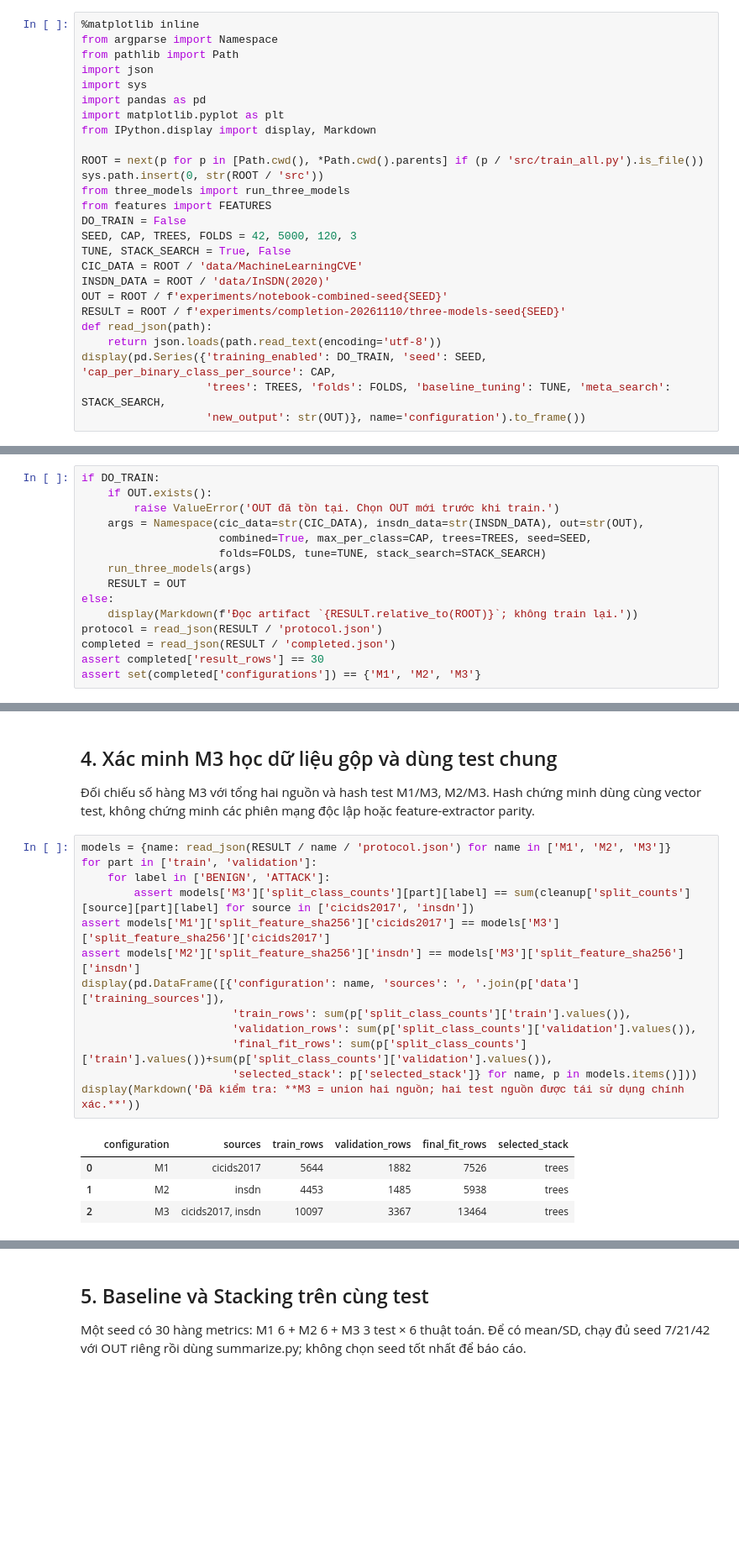
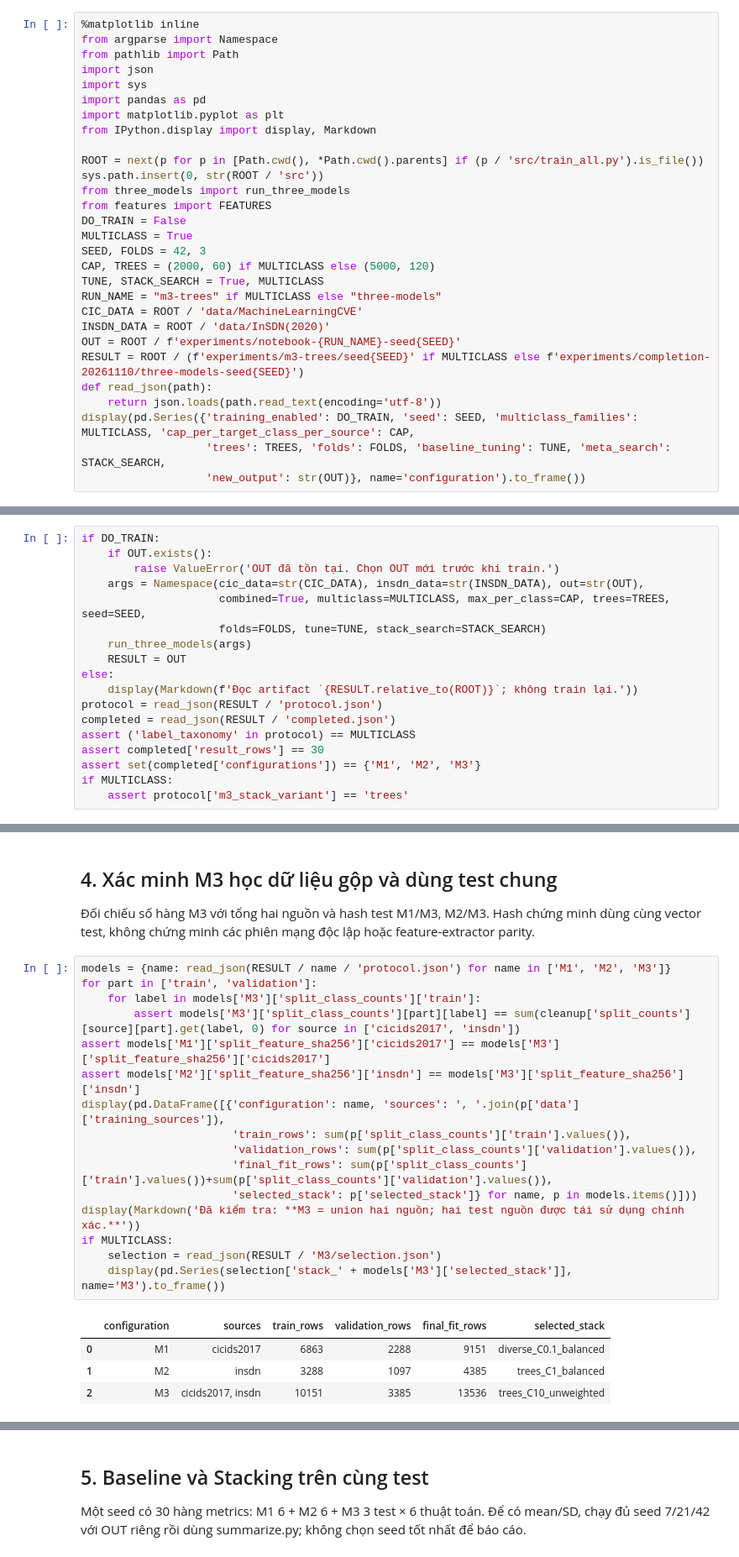
Before and after one commit to CongDuc-17/IDS-Stacking-Ensemble, a Jupyter notebook: notebooks/training_combined.ipynb, the cells around one changed output, grey strips where cells are left out. Shown at 84% size. Cells and saved outputs as stored; diff of their text form; blank space fills up the shorter version.

```diff
--- a/notebooks/training_combined.ipynb
+++ b/notebooks/training_combined.ipynb
@@ -21,15 +23,18 @@ sys.path.insert(0, str(ROOT / 'src'))
 from three_models import run_three_models
 from features import FEATURES
 DO_TRAIN = False
-SEED, CAP, TREES, FOLDS = 42, 5000, 120, 3
-TUNE, STACK_SEARCH = True, False
+MULTICLASS = True
+SEED, FOLDS = 42, 3
+CAP, TREES = (2000, 60) if MULTICLASS else (5000, 120)
+TUNE, STACK_SEARCH = True, MULTICLASS
+RUN_NAME = "m3-trees" if MULTICLASS else "three-models"
 CIC_DATA = ROOT / 'data/MachineLearningCVE'
 INSDN_DATA = ROOT / 'data/InSDN(2020)'
-OUT = ROOT / f'experiments/notebook-combined-seed{SEED}'
-RESULT = ROOT / f'experiments/completion-20261110/three-models-seed{SEED}'
+OUT = ROOT / f'experiments/notebook-{RUN_NAME}-seed{SEED}'
+RESULT = ROOT / (f'experiments/m3-trees/seed{SEED}' if MULTICLASS else f'experiments/completion-20261110/three-models-seed{SEED}')
 def read_json(path):
     return json.loads(path.read_text(encoding='utf-8'))
-display(pd.Series({'training_enabled': DO_TRAIN, 'seed': SEED, 'cap_per_binary_class_per_source': CAP,
+display(pd.Series({'training_enabled': DO_TRAIN, 'seed': SEED, 'multiclass_families': MULTICLASS, 'cap_per_target_class_per_source': CAP,
                    'trees': TREES, 'folds': FOLDS, 'baseline_tuning': TUNE, 'meta_search': STACK_SEARCH,
                    'new_output': str(OUT)}, name='configuration').to_frame())
 # %% [output]
@@ -81,7 +87,7 @@ if DO_TRAIN:
     if OUT.exists():
         raise ValueError('OUT đã tồn tại. Chọn OUT mới trước khi train.')
     args = Namespace(cic_data=str(CIC_DATA), insdn_data=str(INSDN_DATA), out=str(OUT),
-                     combined=True, max_per_class=CAP, trees=TREES, seed=SEED,
+                     combined=True, multiclass=MULTICLASS, max_per_class=CAP, trees=TREES, seed=SEED,
                      folds=FOLDS, tune=TUNE, stack_search=STACK_SEARCH)
     run_three_models(args)
     RESULT = OUT
@@ -89,6 +95,9 @@ else:
     display(Markdown(f'Đọc artifact `{RESULT.relative_to(ROOT)}`; không train lại.'))
 protocol = read_json(RESULT / 'protocol.json')
 completed = read_json(RESULT / 'completed.json')
+assert ('label_taxonomy' in protocol) == MULTICLASS
 assert completed['result_rows'] == 30
 assert set(completed['configurations']) == {'M1', 'M2', 'M3'}
+if MULTICLASS:
+    assert protocol['m3_stack_variant'] == 'trees'
 # %% [output]
@@ -144,19 +192,22 @@ display(pd.DataFrame(counts))
 # %%
 models = {name: read_json(RESULT / name / 'protocol.json') for name in ['M1', 'M2', 'M3']}
 for part in ['train', 'validation']:
-    for label in ['BENIGN', 'ATTACK']:
-        assert models['M3']['split_class_counts'][part][label] == sum(cleanup['split_counts'][source][part][label] for source in ['cicids2017', 'insdn'])
+    for label in models['M3']['split_class_counts']['train']:
+        assert models['M3']['split_class_counts'][part][label] == sum(cleanup['split_counts'][source][part].get(label, 0) for source in ['cicids2017', 'insdn'])
 assert models['M1']['split_feature_sha256']['cicids2017'] == models['M3']['split_feature_sha256']['cicids2017']
 assert models['M2']['split_feature_sha256']['insdn'] == models['M3']['split_feature_sha256']['insdn']
 display(pd.DataFrame([{'configuration': name, 'sources': ', '.join(p['data']['training_sources']),
                        'train_rows': sum(p['split_class_counts']['train'].values()),
                        'validation_rows': sum(p['split_class_counts']['validation'].values()),
                        'final_fit_rows': sum(p['split_class_counts']['train'].values())+sum(p['split_class_counts']['validation'].values()),
                        'selected_stack': p['selected_stack']} for name, p in models.items()]))
 display(Markdown('Đã kiểm tra: **M3 = union hai nguồn; hai test nguồn được tái sử dụng chính xác.**'))
+if MULTICLASS:
+    selection = read_json(RESULT / 'M3/selection.json')
+    display(pd.Series(selection['stack_' + models['M3']['selected_stack']], name='M3').to_frame())
 # %% [output]
 |  | configuration | sources | train_rows | validation_rows | final_fit_rows | selected_stack |
-| 0 | M1 | cicids2017 | 5644 | 1882 | 7526 | trees |
-| 1 | M2 | insdn | 4453 | 1485 | 5938 | trees |
-| 2 | M3 | cicids2017, insdn | 10097 | 3367 | 13464 | trees |
+| 0 | M1 | cicids2017 | 6863 | 2288 | 9151 | diverse_C0.1_balanced |
+| 1 | M2 | insdn | 3288 | 1097 | 4385 | trees_C1_balanced |
+| 2 | M3 | cicids2017, insdn | 10151 | 3385 | 13536 | trees_C10_unweighted |
 Đã kiểm tra: **M3 = union hai nguồn; hai test nguồn được tái sử dụng chính xác.**
```
Also changed, not shown: parts of 12 cells of this notebook, 26 other files.
